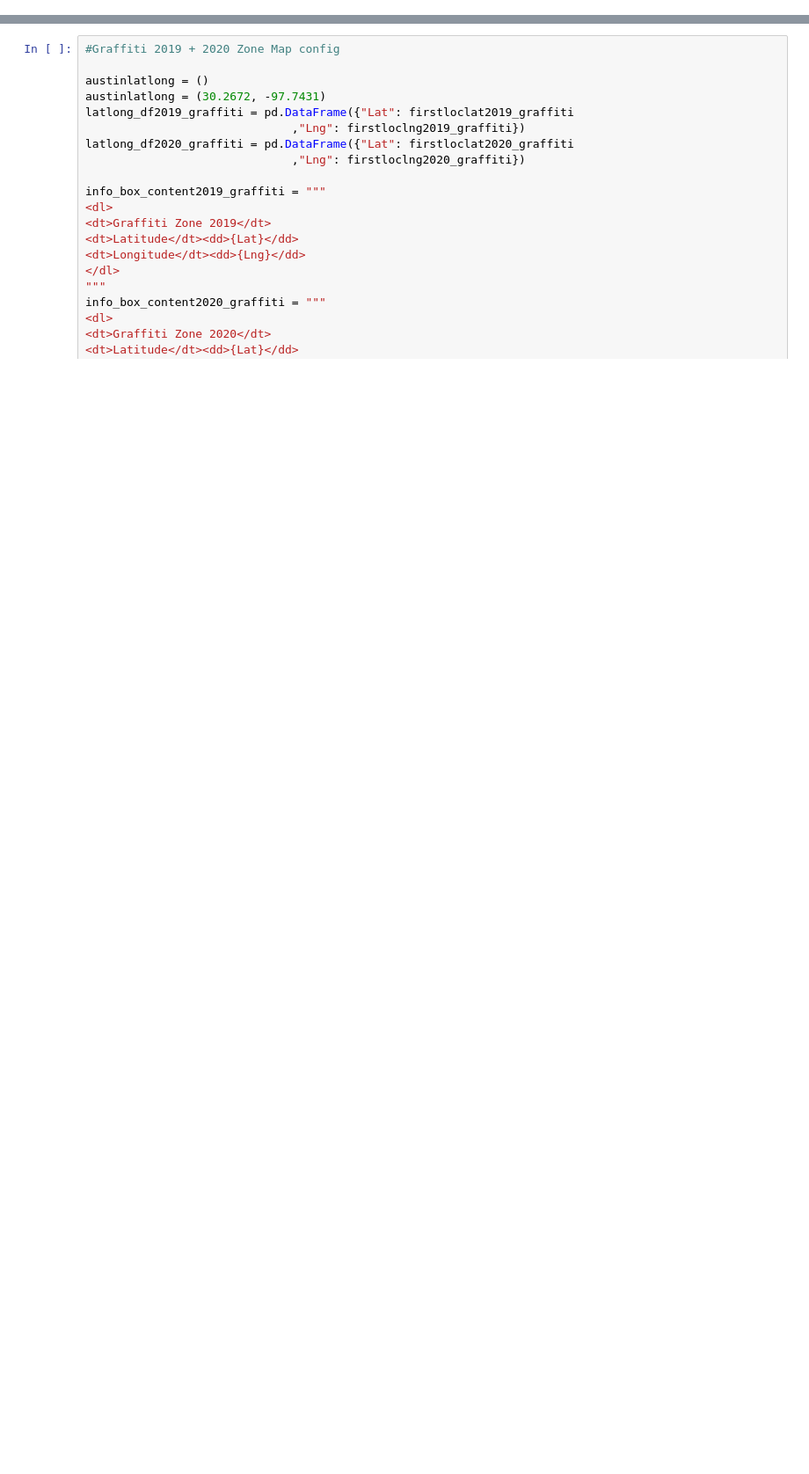
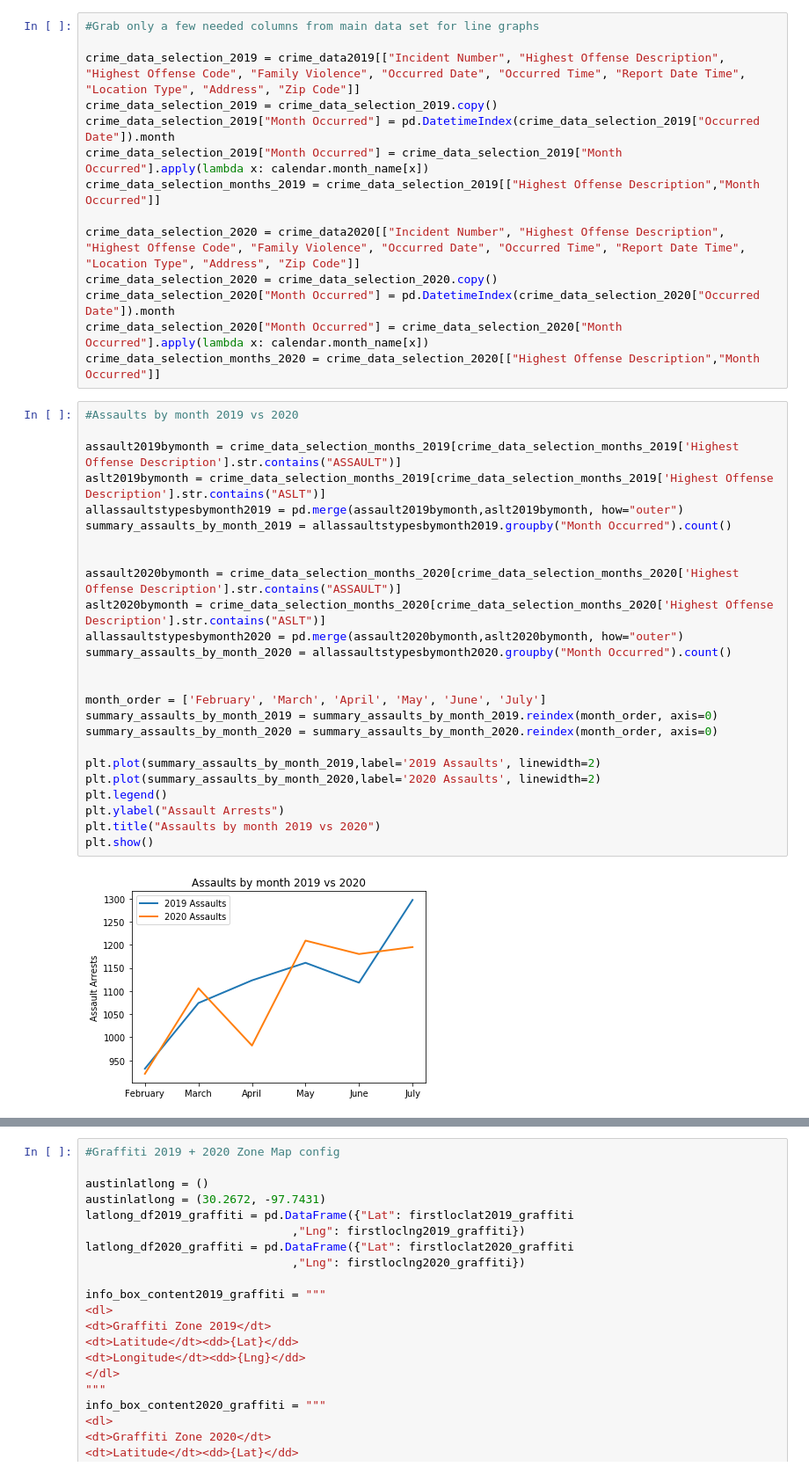
Before and after one commit to ibeth92/Crime_in_the_Time_of_COVID, a Jupyter notebook: rick.project1.ipynb, the cells around one changed output, grey strips where cells are left out. Shown at 88% size. Saved outputs shown, nothing was run; the diff lists cells and outputs as text; blank space fills up the shorter version.

```diff
--- a/rick.project1.ipynb
+++ b/rick.project1.ipynb
@@ -110,0 +17,41 @@ murder 2020: 20
+# %%
+#Grab only a few needed columns from main data set for line graphs
+
+crime_data_selection_2019 = crime_data2019[["Incident Number", "Highest Offense Description", "Highest Offense Code", "Family Violence", "Occurred Date", "Occurred Time", "Report Date Time", "Location Type", "Address", "Zip Code"]]
+crime_data_selection_2019 = crime_data_selection_2019.copy()
+crime_data_selection_2019["Month Occurred"] = pd.DatetimeIndex(crime_data_selection_2019["Occurred Date"]).month
+crime_data_selection_2019["Month Occurred"] = crime_data_selection_2019["Month Occurred"].apply(lambda x: calendar.month_name[x])
+crime_data_selection_months_2019 = crime_data_selection_2019[["Highest Offense Description","Month Occurred"]]
+
+crime_data_selection_2020 = crime_data2020[["Incident Number", "Highest Offense Description", "Highest Offense Code", "Family Violence", "Occurred Date", "Occurred Time", "Report Date Time", "Location Type", "Address", "Zip Code"]]
+crime_data_selection_2020 = crime_data_selection_2020.copy()
+crime_data_selection_2020["Month Occurred"] = pd.DatetimeIndex(crime_data_selection_2020["Occurred Date"]).month
+crime_data_selection_2020["Month Occurred"] = crime_data_selection_2020["Month Occurred"].apply(lambda x: calendar.month_name[x])
+crime_data_selection_months_2020 = crime_data_selection_2020[["Highest Offense Description","Month Occurred"]]
+# %%
+#Assaults by month 2019 vs 2020
+
+assault2019bymonth = crime_data_selection_months_2019[crime_data_selection_months_2019['Highest Offense Description'].str.contains("ASSAULT")]
+aslt2019bymonth = crime_data_selection_months_2019[crime_data_selection_months_2019['Highest Offense Description'].str.contains("ASLT")]
+allassaultstypesbymonth2019 = pd.merge(assault2019bymonth,aslt2019bymonth, how="outer")
+summary_assaults_by_month_2019 = allassaultstypesbymonth2019.groupby("Month Occurred").count()
+
+
+assault2020bymonth = crime_data_selection_months_2020[crime_data_selection_months_2020['Highest Offense Description'].str.contains("ASSAULT")]
+aslt2020bymonth = crime_data_selection_months_2020[crime_data_selection_months_2020['Highest Offense Description'].str.contains("ASLT")]
+allassaultstypesbymonth2020 = pd.merge(assault2020bymonth,aslt2020bymonth, how="outer")
+summary_assaults_by_month_2020 = allassaultstypesbymonth2020.groupby("Month Occurred").count()
+
+
+month_order = ['February', 'March', 'April', 'May', 'June', 'July']
+summary_assaults_by_month_2019 = summary_assaults_by_month_2019.reindex(month_order, axis=0)
+summary_assaults_by_month_2020 = summary_assaults_by_month_2020.reindex(month_order, axis=0)
+
+plt.plot(summary_assaults_by_month_2019,label='2019 Assaults', linewidth=2)
+plt.plot(summary_assaults_by_month_2020,label='2020 Assaults', linewidth=2)
+plt.legend()
+plt.ylabel("Assault Arrests")
+plt.title("Assaults by month 2019 vs 2020")
+plt.show()
+# %% [output]
+[figure, added]
```
Also changed, not shown: parts of 23 cells of this notebook, 1 other file.
